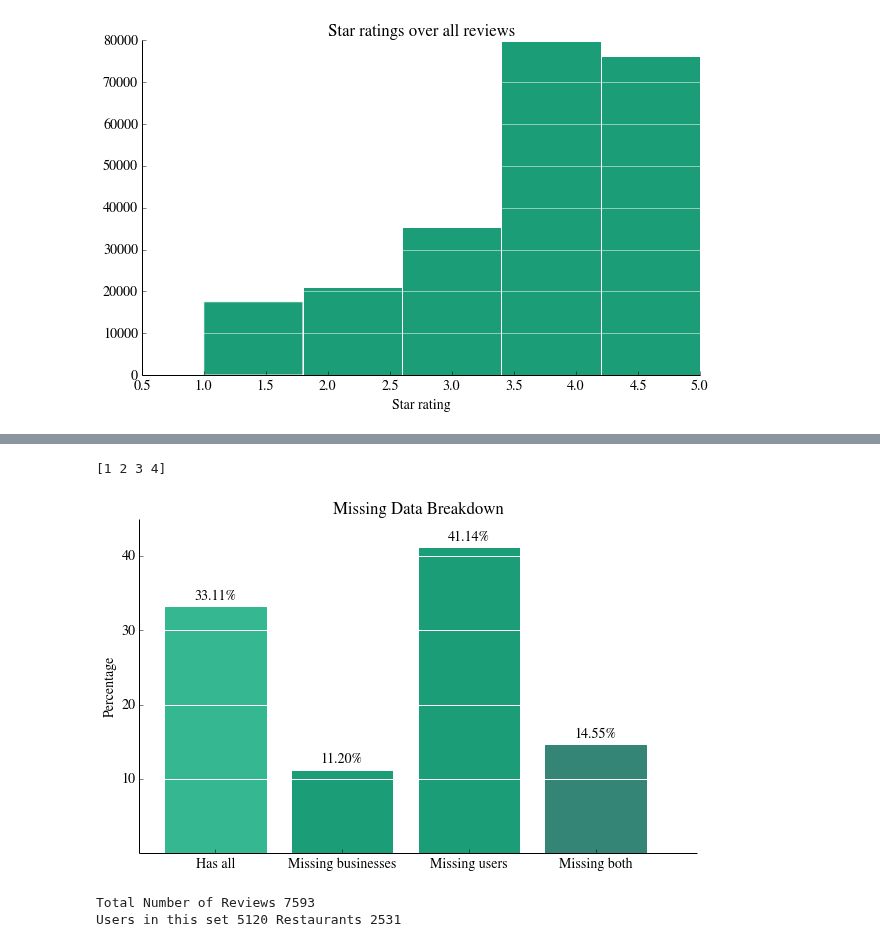
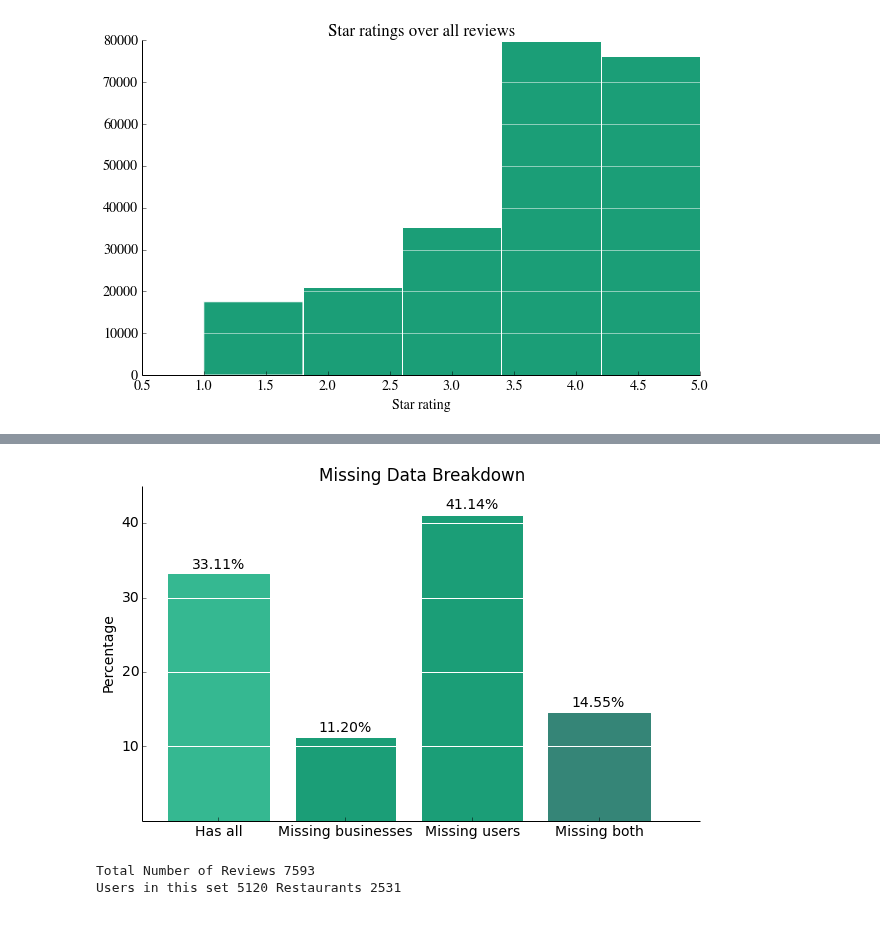
Before and after one commit to s-ramaswamy/CS-229-project, a Jupyter notebook: Visualizations.ipynb, the cells around one changed output, grey strips where cells are left out. Cells and saved outputs as stored; diff of their text form; code cells hidden in the pictures.

```diff
--- a/Visualizations.ipynb
+++ b/Visualizations.ipynb
@@ -162,32 +162,32 @@ missing_user.head(2)
 # %%
 # visualize the percentage of the missing data
 # This is the greatest bar chart you've ever seen in your life
 percentages = np.array([len(missing_none), len(missing_business_index),
                         len(missing_user_index), len(missing_both_index)])/float(len(df_index)) * 100
 width = 0.4
 ind = np.array(range(1,5))
-print ind
+plt.rc('font', family='sans-serif')
 labels = ['Has all','Missing businesses','Missing users', 'Missing both']
 
 barlist = plt.bar(ind, percentages)
 plt.grid(axis='y', color='white', linestyle='-', lw=1)
 plt.yticks([10,20,30,40])
 plt.ylabel('Percentage')
 plt.title('Missing Data Breakdown')
 
 fmt = plt.ScalarFormatter(useOffset=False)
 plt.gca().xaxis.set_major_formatter(fmt)
 plt.xlim(0.8, 5.2)
 plt.xticks(ind+width, labels )
 remove_border()
 
 for x, y in zip(ind, percentages):
-    plt.annotate(("%.2f" + '%%') % y, (x+width, y + 1), ha='center')
+    plt.annotate(("%.2f" + '%%') % y, (x+width, y + 0.8), ha='center')
 barlist[0].set_color((0.20588235294117647, 0.7196078431372549, 0.5666666666666667))
 barlist[3].set_color((0.20588235294117647, 0.5196078431372549, 0.4666666666666667))
+plt.savefig('Missing_data.eps')
 # %% [output]
-[1 2 3 4]
-[figure, old version]
+[figure, new version]
 # %%
 """
 takes a dataframe ldf, makes a copy of it, and returns the copy
```
Also changed, not shown: parts of 3 cells of this notebook, 2 other files.
